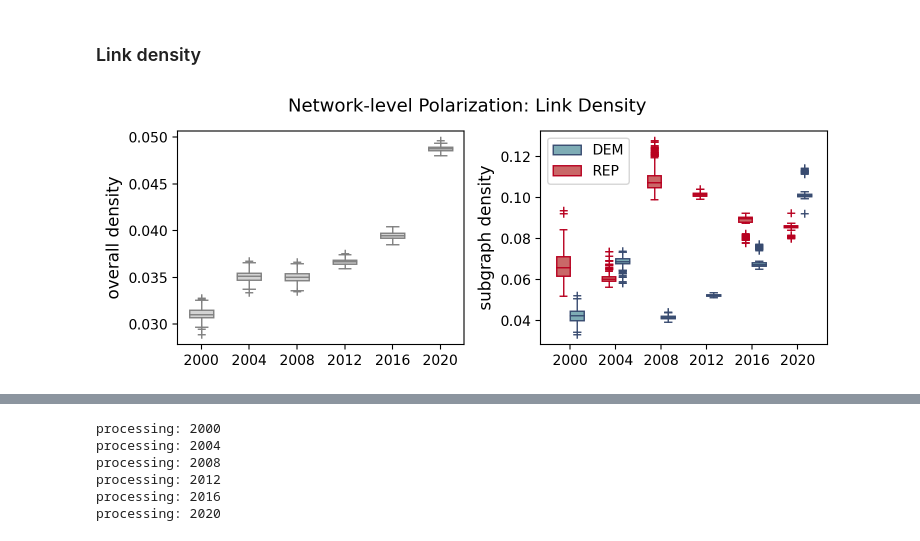
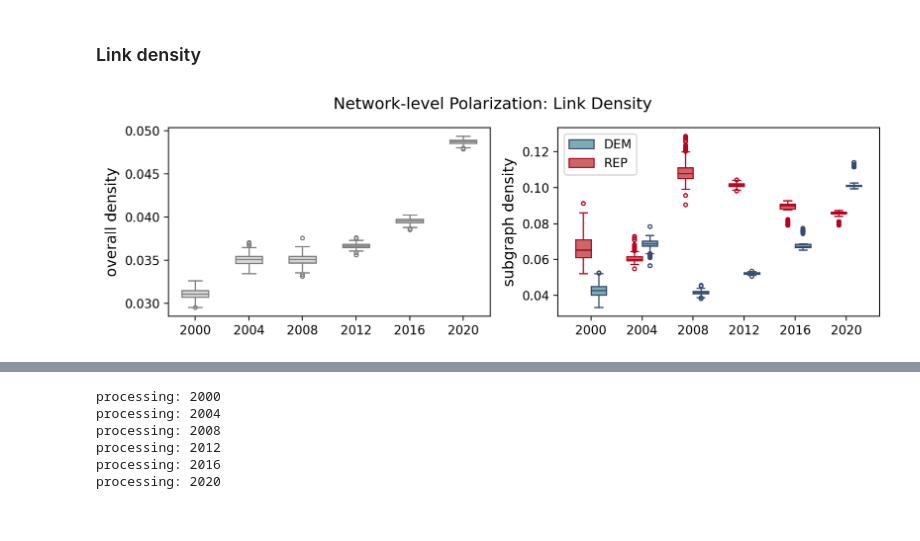
Before and after one commit to yijingch/broken-egg-polarization, a Jupyter notebook: src/analaysis/092924-polar-measure-resin.ipynb, the cells around one changed output, grey strips where cells are left out. Saved outputs shown, nothing was run; the diff lists cells and outputs as text; code cells hidden in the pictures.

```diff
--- a/src/analaysis/092924-polar-measure-resin.ipynb
+++ b/src/analaysis/092924-polar-measure-resin.ipynb
@@ -65,7 +66,8 @@ for year in YEARS:
         anes_year_bstr = anes_all[anes_all["year"]==year].sample(frac=.8, replace=False).copy()
         anes_year_bstr = anes_year_bstr[NODE_COLS + COV_COLS]
         resin = ResIN(df=anes_year_bstr, node_cols=NODE_COLS)
-        resin.make_graph(square_corr=False, remove_nan=True)
+        # resin.make_graph(square_corr=False, remove_nan=True, remove_non_significant=True)
+        resin.make_graph(square_corr=False, remove_nan=True, remove_non_significant=True)
         resin.compute_covariates(covariate_cols=COV_COLS)
         resin.adjust_coordinates()
         resin.set_edge_distance()
@@ -108,8 +110,8 @@ processing: 2000
 
 ### Linearization
 # %%
-fig,ax = plt.subplots(figsize=(4,3))
-bp_lin = ax.boxplot(lin_ls_bstr.values(), sym="+", patch_artist=True)
+fig,ax = plt.subplots(figsize=(4.5,3))
+bp_lin = ax.boxplot(lin_ls_bstr.values(), sym=".", patch_artist=True)
 ax.set_xticks(range(1,7), YEARS)
 for item in ["boxes", "whiskers", "fliers", "medians", "caps"]:
         plt.setp(bp_lin[item], color="grey")
@@ -120,5 +122,5 @@ plt.setp(bp_lin["fliers"], markeredgecolor="grey")
 ax.set_ylabel("linearization", fontsize=12)
 plt.suptitle("Network-level Polarization: Linearization", fontsize=13, y=.95)
 plt.tight_layout()
-plt.savefig(OUTPATH + "network-level-polar-linearization.pdf", dpi=300, bbox_inches="tight")
+# plt.savefig(OUTPATH + "network-level-polar-linearization.pdf", dpi=300, bbox_inches="tight")
 # %% [output]
@@ -126,38 +160,38 @@ plt.savefig(OUTPATH + "network-level-polar-linearization.pdf", dpi=300, bbox_inc
 # %% [markdown]
 ### Link density
 # %%
-fig,ax = plt.subplots(ncols=2, figsize=(7.5,3))
+fig,ax = plt.subplots(ncols=2, figsize=(9,3))
 
-bp_all = ax[0].boxplot(des_ls_bstr.values(), sym="+", patch_artist=True)
-ax[0].set_ylabel("overall density", fontsize=12)
+bp_all = ax[0].boxplot(des_ls_bstr.values(), sym=".", patch_artist=True)
+ax[0].set_ylabel("overall density", fontsize=13)
 
-bp_rep = ax[1].boxplot(rep_des_ls_bstr.values(), positions=np.arange(1,7)-.15, sym="+", widths=.3, patch_artist=True)
-bp_dem = ax[1].boxplot(dem_des_ls_bstr.values(), positions=np.arange(1,7)+.15, sym="+", widths=.3, patch_artist=True)
-ax[1].set_ylabel("subgraph density", fontsize=12)
+bp_rep = ax[1].boxplot(rep_des_ls_bstr.values(), positions=np.arange(1,7)-.15, sym=".", widths=.3, patch_artist=True)
+bp_dem = ax[1].boxplot(dem_des_ls_bstr.values(), positions=np.arange(1,7)+.15, sym=".", widths=.3, patch_artist=True)
+ax[1].set_ylabel("subgraph density", fontsize=13)
 
 
 for item in ["boxes", "whiskers", "fliers", "medians", "caps"]:
         plt.setp(bp_all[item], color="grey")
         plt.setp(bp_dem[item], color="#384B70")
         plt.setp(bp_rep[item], color="#B8001F")
         if item =="boxes":
             for patch in bp_all[item]:
                 patch.set_facecolor("lightgrey")
             for patch in bp_rep[item]:
                 patch.set_facecolor("#C96868")
             for patch in bp_dem[item]:
                 patch.set_facecolor("#7EACB5")
 
 plt.setp(bp_all["fliers"], markeredgecolor="grey")
 plt.setp(bp_dem["fliers"], markeredgecolor="#384B70")
 plt.setp(bp_rep["fliers"], markeredgecolor="#B8001F")
 
 ax[1].legend([bp_dem["boxes"][1], bp_rep["boxes"][1]], ["DEM", "REP"])
 
 for i in range(2):
-    ax[i].set_xticks(range(1,7), YEARS)
-plt.suptitle("Network-level Polarization: Link Density", fontsize=13, y=.95)
+    ax[i].set_xticks(range(1,7), YEARS, fontsize=12)
+plt.suptitle("Network-level Polarization: Link Density", fontsize=14, y=.95)
 plt.tight_layout()
-plt.savefig(OUTPATH + "network-level-polar-link-density.pdf", dpi=300, bbox_inches="tight")
+# plt.savefig(OUTPATH + "network-level-polar-link-density.pdf", dpi=300, bbox_inches="tight")
 # %% [output]
-[figure, old version]
+[figure, new version]
```
Also changed, not shown: parts of 5 cells of this notebook, 4 other files.
